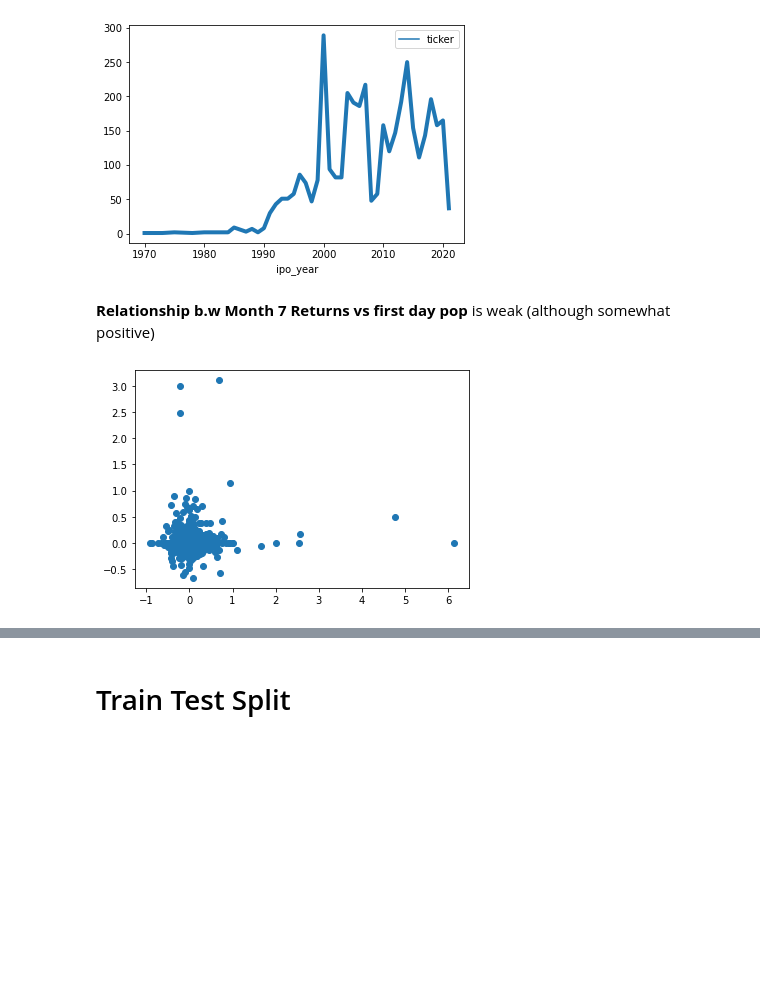
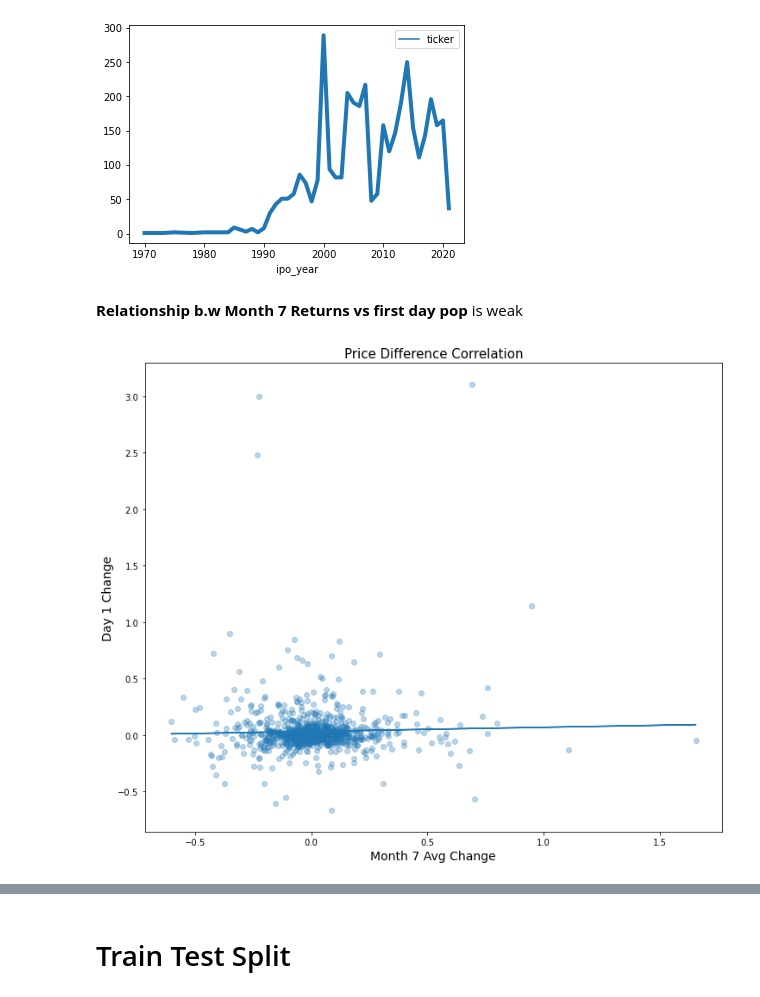
Before and after one commit to lblaka/ipo-success-prediction, a Jupyter notebook: 7_final_notebook.ipynb, the cells around one changed output, grey strips where cells are left out. Cells and saved outputs as stored; diff of their text form; code cells hidden in the pictures; blank space fills up the shorter version.

```diff
--- a/7_final_notebook.ipynb
+++ b/7_final_notebook.ipynb
@@ -125,18 +127,29 @@ sns.lineplot(data=data_viz_return, linewidth=4)
 <AxesSubplot:xlabel='ipo_year'>
 [figure]
 # %% [markdown]
-**Relationship b.w Month 7 Returns vs first day pop** is weak (although somewhat positive)
+**Relationship b.w Month 7 Returns vs first day pop** is weak
-# %%
-data_viz = data_viz[(data_viz['month_7_%']<10)
-                   & (data_viz['day_1_%']<100)]
-
-
-x = data_viz['month_7_%']
-y = data_viz['day_1_%']
-
-plt.scatter(x,y)
-
-fig.set_size_inches(20, 20)
-# %% [output]
-[figure, removed]
+# %%
+data_viz = data_viz[(data_viz['month_7_%']<10)
+                   & (data_viz['day_1_%']<5)
+                   & (data_viz['day_1_%']!=0)
+                   & (data_viz['month_7_%']!=0)]
+
+
+x = data_viz['month_7_%']
+y = data_viz['day_1_%']
+
+fig, ax = plt.subplots()
+ax.set_title('Price Difference Correlation', fontsize=15)
+ax.set_xlabel('Month 7 Avg Change', fontsize=14)
+ax.set_ylabel('Day 1 Change', fontsize=14)
+
+plt.scatter(x,y, marker="o",alpha=0.3)
+fig.set_size_inches(12, 10);
+
+m, b = np.polyfit(x, y, 1)
+plt.plot(x, m*x + b,alpha=1)
+
+plt.show()
+# %% [output]
+[figure, added]
 # %% [markdown]
```
Also changed, not shown: parts of 2 cells of this notebook.
